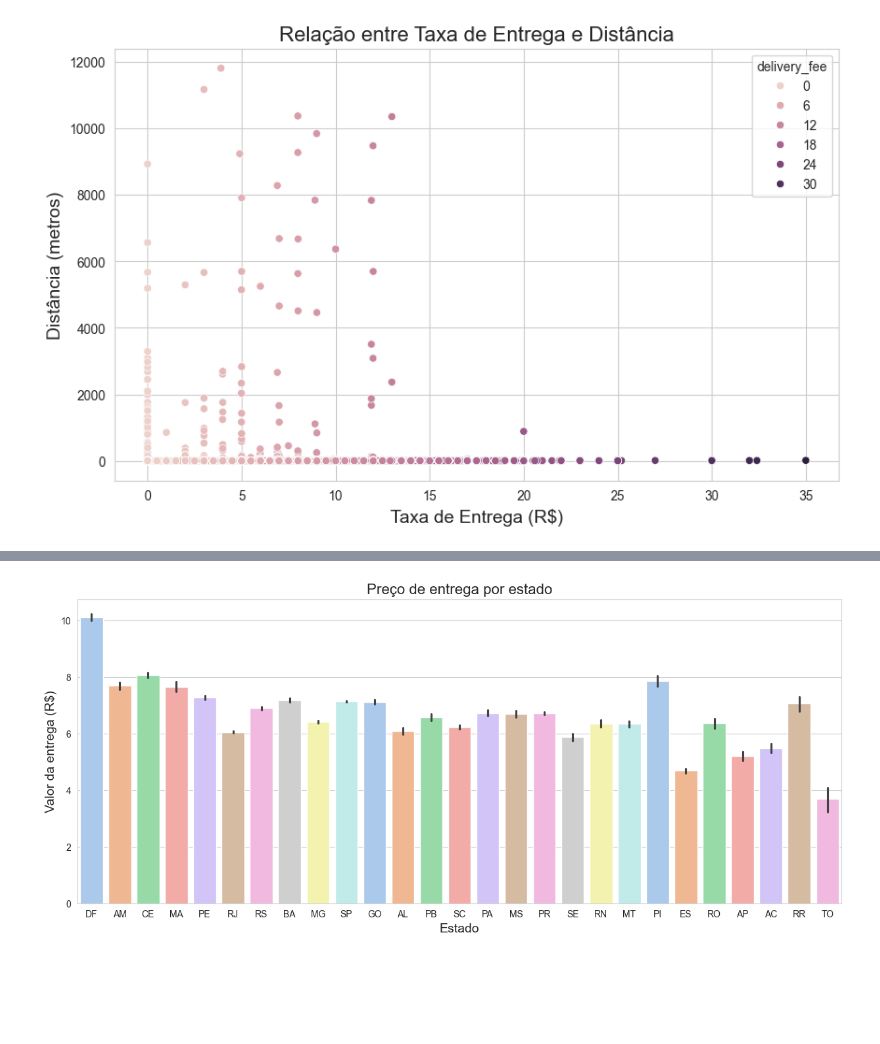
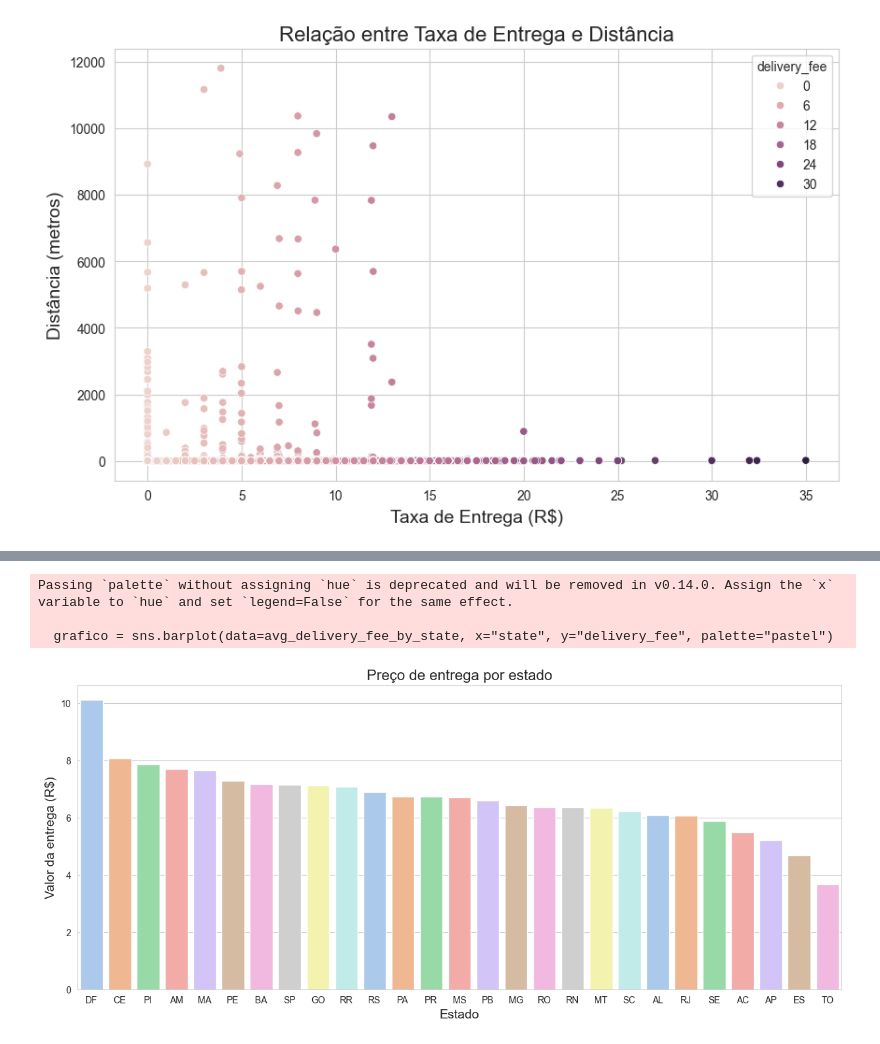
Before and after one commit to JhenyfferOliveira/Projeto-AnaliseDados-Ada, a Jupyter notebook: projeto_final_modulo_4.ipynb, the cells around one changed output, grey strips where cells are left out. Saved outputs shown, nothing was run; the diff lists cells and outputs as text; code cells hidden in the pictures; blank space fills up the shorter version.

```diff
--- a/projeto_final_modulo_4.ipynb
+++ b/projeto_final_modulo_4.ipynb
@@ -249,6 +249,8 @@ with sns.axes_style("whitegrid"):
 # %%
 # Faixa de preço x Avaliação
 
+order = ['CHEAPEST', 'CHEAP', 'MODERATE', 'EXPENSIVE', 'MOST_EXPENSIVE']
+df['price_range'] = pd.Categorical(df['price_range'], categories=order, ordered=True)
 avg_rating_by_price = df.groupby('price_range')['rating'].mean().reset_index()
 
 with sns.axes_style("whitegrid"):
@@ -265,10 +267,12 @@ with sns.axes_style("whitegrid"):
 # %%
 # Top 10 cidades que mais consomem iFood
+
 top_10_cidades = df['city'].value_counts().head(10).index
 df_top_10_cidades = df[df['city'].isin(top_10_cidades)].copy()
+ordered_cities = df_top_10_cidades.groupby('city')['minimumOrderValue'].mean().sort_values(ascending=False).index
 
 with sns.axes_style("whitegrid"):
-    grafico = sns.barplot(data=df_top_10_cidades[df_top_10_cidades['minimumOrderValue'] <= 100], x="minimumOrderValue", y="city", palette="pastel")
+    grafico = sns.barplot(data=df_top_10_cidades, x="minimumOrderValue", y="city", palette="pastel", order=ordered_cities)
     grafico.set_title('Valores mínimos de pedido nas 10 cidades que mais pedem', fontsize=16)
     grafico.set_xlabel('Valor mínimo do pedido (R$)', fontsize=14)
     grafico.set_ylabel('Cidades', fontsize=14)
@@ -283,13 +287,19 @@ Passing `palette` without assigning `hue` is deprecated and will be removed in v
 # %%
 # Preço de entrega por Estado
 
+avg_delivery_fee_by_state = df.groupby('state')['delivery_fee'].mean().reset_index()
+avg_delivery_fee_by_state = avg_delivery_fee_by_state.sort_values(by='delivery_fee', ascending=False)
+
 with sns.axes_style("whitegrid"):
-    grafico = sns.barplot(data=df, x="state", y="delivery_fee", hue="state", palette="pastel")
+    grafico = sns.barplot(data=avg_delivery_fee_by_state, x="state", y="delivery_fee", palette="pastel")
     grafico.set_title('Preço de entrega por estado', fontsize=16)
     grafico.set_xlabel('Estado', fontsize=14)
     grafico.set_ylabel('Valor da entrega (R$)', fontsize=14)
     grafico.figure.set_size_inches(w=15, h=6)
 
     plt.show()
 # %% [output]
+Passing `palette` without assigning `hue` is deprecated and will be removed in v0.14.0. Assign the `x` variable to `hue` and set `legend=False` for the same effect.
+
+  grafico = sns.barplot(data=avg_delivery_fee_by_state, x="state", y="delivery_fee", palette="pastel")
-[figure, old version]
+[figure, new version]
```
Also changed, not shown: parts of 3 cells of this notebook.
